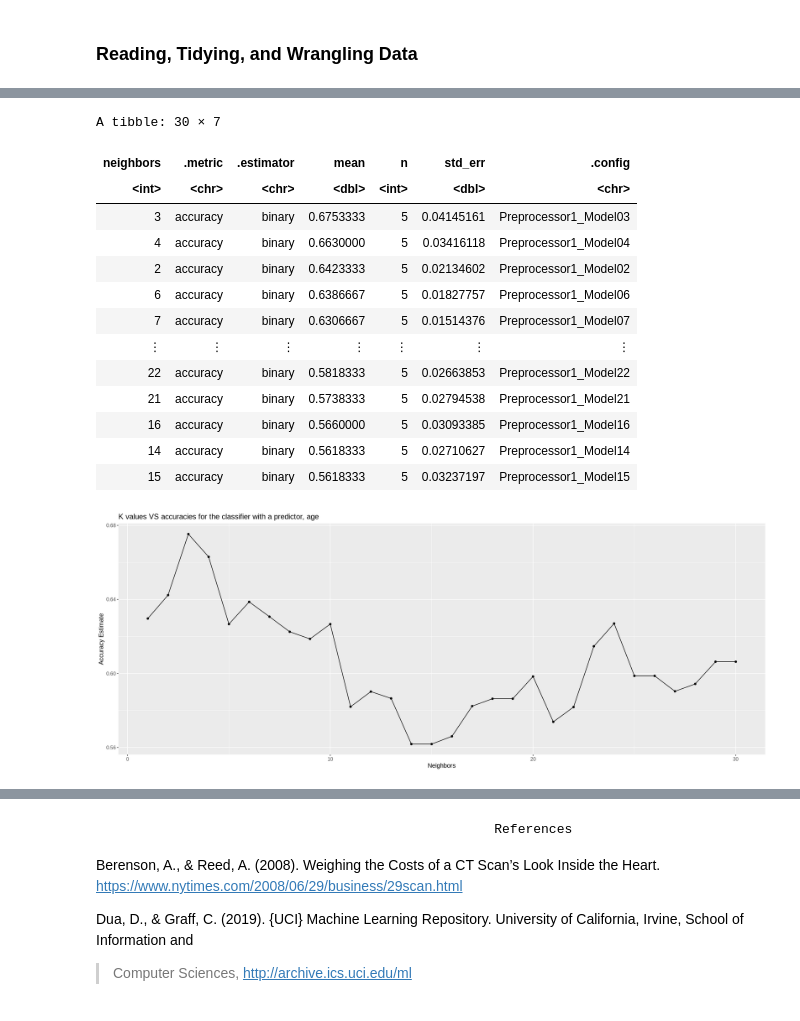
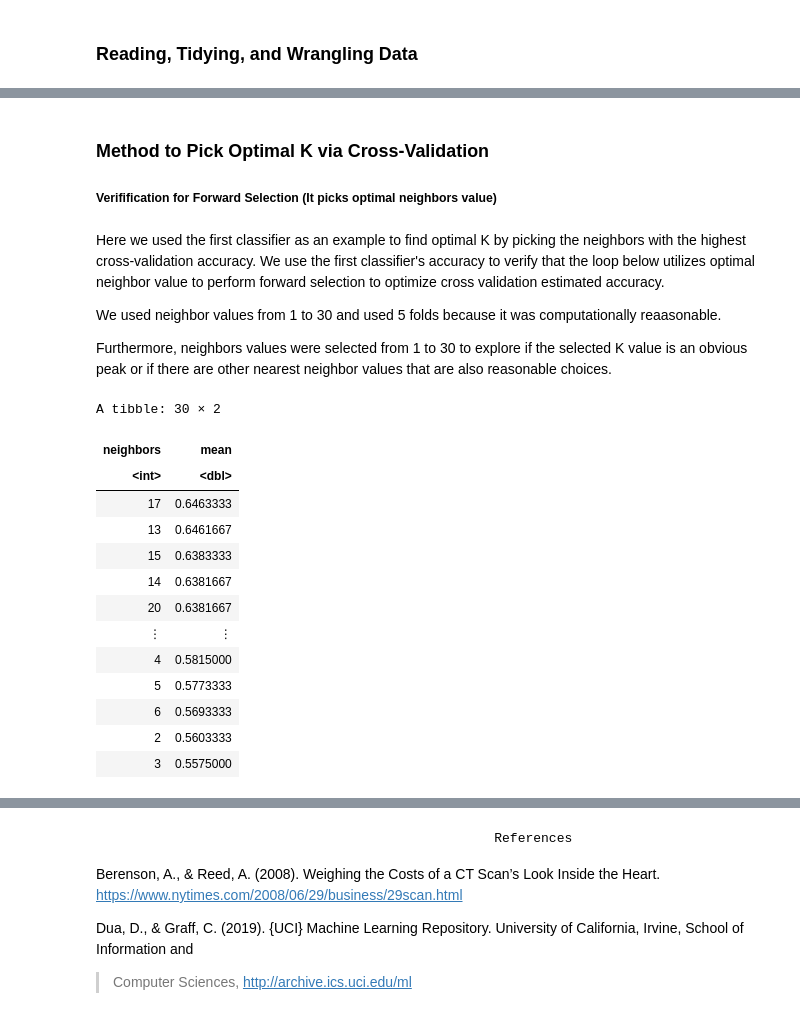
Before and after one commit to justinlook/dsci-100-2022w1-group-10, a Jupyter notebook: Final-project-group10.ipynb, the cells around one changed output, grey strips where cells are left out. Saved outputs shown, nothing was run; the diff lists cells and outputs as text; code cells hidden in the pictures.

```diff
--- a/Final-project-group10.ipynb
+++ b/Final-project-group10.ipynb
@@ -301,58 +253,54 @@ A tibble: 246 × 6
+# %% [markdown]
+### Method to Pick Optimal K via Cross-Validation
+##### Verifification for Forward Selection (It picks optimal neighbors value)
+# %% [markdown]
+Here we used the first classifier as an example to find optimal K by picking the neighbors with the highest cross-validation accuracy.  We use the first classifier's accuracy to verify that the loop below utilizes optimal neighbor value to perform forward selection to optimize cross validation estimated accuracy.
+
+We used neighbor values from 1 to 30 and used 5 folds because it was computationally reaasonable.
+
+Furthermore, neighbors values were selected from 1 to 30 to explore if the selected K value is an obvious peak or if there are other nearest neighbor values that are also reasonable choices.
 # %%
 set.seed(88)
-#Visualization for the cross vlidation
-example_vfold <- vfold_cv(upsampled_cleveland_training_subset, v = 5, strata = num)
+#Visualization for the cross validation
+example_vfold <- vfold_cv(upsampled_cleveland_training, v = 5, strata = num)
 
-example_recipe <- recipe(num ~ chol, data = upsampled_cleveland_training_subset) |>
+example_recipe <- recipe(num ~ thalach, data = upsampled_cleveland_training) |>
   step_scale(all_predictors()) |>
   step_center(all_predictors())
 
 # neighbors = tune() helps us find the best K from a set of K values
 example_spec <- nearest_neighbor(weight_func = "rectangular", neighbors = tune()) |>
   set_engine("kknn") |>
   set_mode("classification")
 
-gridvals <- tibble(neighbors = seq(1, 30))
+k_vals <- tibble(neighbors = seq(1, 30))
 example_results <- workflow() |>
   add_recipe(example_recipe) |>
   add_model(example_spec) |>
-  tune_grid(resamples = example_vfold, grid = gridvals) |>
+  tune_grid(resamples = example_vfold, grid = k_vals) |>
   collect_metrics()
 
 
 example_accuracies <- example_results |>
   filter(.metric == "accuracy")
 
 arranged_example_accuracies <- example_accuracies|>
+select(neighbors, mean)|>
 arrange(desc(mean))
 
 arranged_example_accuracies
-
-# check for most optimal accuracy, and it is usually the highest and most stable one.
-
-# plot of K values against their respective accuracies
-example_cross_val_plot <- example_accuracies |>
-    ggplot(aes(x = neighbors, y = mean)) +
-    geom_point() +
-    geom_line() +
-    labs(x = "Neighbors", y = "Accuracy Estimate") +
-    ggtitle("K values VS accuracies for the classifier with a predictor, age")+
-    theme(text = element_text(size = 12))
-
-example_cross_val_plot
 # %% [output]
-A tibble: 30 × 7
+A tibble: 30 × 2
-| neighbors | .metric | .estimator | mean | n | std_err | .config |
-| <int> | <chr> | <chr> | <dbl> | <int> | <dbl> | <chr> |
-| 3 | accuracy | binary | 0.6753333 | 5 | 0.04145161 | Preprocessor1_Model03 |
-| 4 | accuracy | binary | 0.6630000 | 5 | 0.03416118 | Preprocessor1_Model04 |
-| 2 | accuracy | binary | 0.6423333 | 5 | 0.02134602 | Preprocessor1_Model02 |
-| 6 | accuracy | binary | 0.6386667 | 5 | 0.01827757 | Preprocessor1_Model06 |
-| 7 | accuracy | binary | 0.6306667 | 5 | 0.01514376 | Preprocessor1_Model07 |
-| ⋮ | ⋮ | ⋮ | ⋮ | ⋮ | ⋮ | ⋮ |
-| 22 | accuracy | binary | 0.5818333 | 5 | 0.02663853 | Preprocessor1_Model22 |
-| 21 | accuracy | binary | 0.5738333 | 5 | 0.02794538 | Preprocessor1_Model21 |
-| 16 | accuracy | binary | 0.5660000 | 5 | 0.03093385 | Preprocessor1_Model16 |
-| 14 | accuracy | binary | 0.5618333 | 5 | 0.02710627 | Preprocessor1_Model14 |
-| 15 | accuracy | binary | 0.5618333 | 5 | 0.03237197 | Preprocessor1_Model15 |
+| neighbors | mean |
+| <int> | <dbl> |
+| 17 | 0.6463333 |
+| 13 | 0.6461667 |
+| 15 | 0.6383333 |
+| 14 | 0.6381667 |
+| 20 | 0.6381667 |
+| ⋮ | ⋮ |
+| 4 | 0.5815000 |
+| 5 | 0.5773333 |
+| 6 | 0.5693333 |
+| 2 | 0.5603333 |
+| 3 | 0.5575000 |
-[figure, removed]
```
Also changed, not shown: parts of 34 cells of this notebook.
